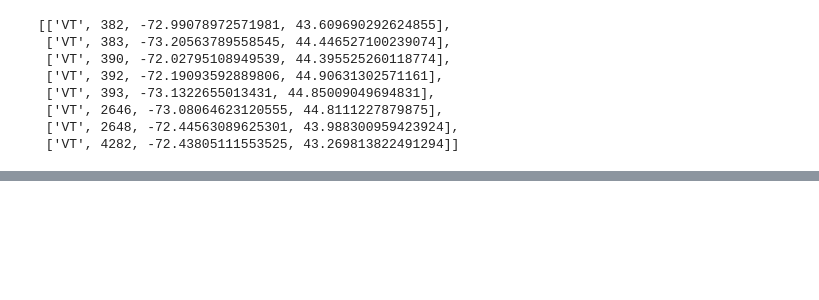
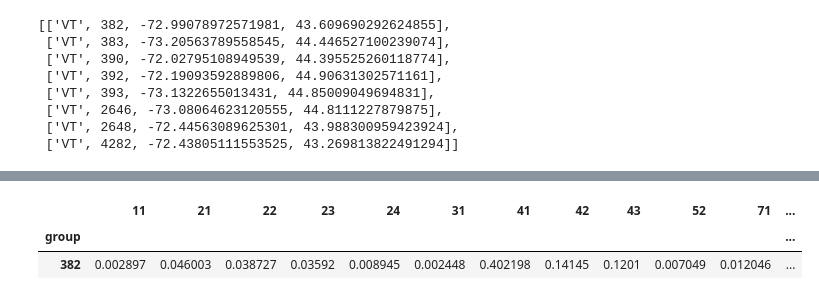
Before and after one commit to jsecol/prisons, a Jupyter notebook: code/python/Get_PrisonCenters_NLCD.ipynb, the cells around one changed output, grey strips where cells are left out. Cells and saved outputs as stored; diff of their text form; code cells hidden in the pictures; blank space fills up the shorter version.

```diff
--- a/code/python/Get_PrisonCenters_NLCD.ipynb
+++ b/code/python/Get_PrisonCenters_NLCD.ipynb
@@ -339,0 +192,6 @@ pd.DataFrame(finalMap3).merge(pd.DataFrame(finalMap2), left_on=None, right_on=No
+# %%
+data2 = []
+for d in data1:
+    d = d.get('properties')
+    data2.append(d)
+data2[1]
@@ -339,0 +284,9 @@ pd.DataFrame(finalMap3).merge(pd.DataFrame(finalMap2), left_on=None, right_on=No
+# %%
+df = pd.concat([group_df.iloc[:, 0], group_df.iloc[:, 4:]], axis=1)
+df = df.set_index('group')
+prp = df.div(df.sum(axis=1), axis=0)
+prp.iloc[0:1, :]
+# %% [output]
+|  | 11 | 21 | 22 | 23 | 24 | 31 | 41 | 42 | 43 | 52 | 71 | ... |
+| group |  |  |  |  |  |  |  |  |  |  |  | ... |
+| 382 | 0.002897 | 0.046003 | 0.038727 | 0.03592 | 0.008945 | 0.002448 | 0.402198 | 0.14145 | 0.1201 | 0.007049 | 0.012046 | ... |
```
Also changed, not shown: parts of 72 cells of this notebook.
